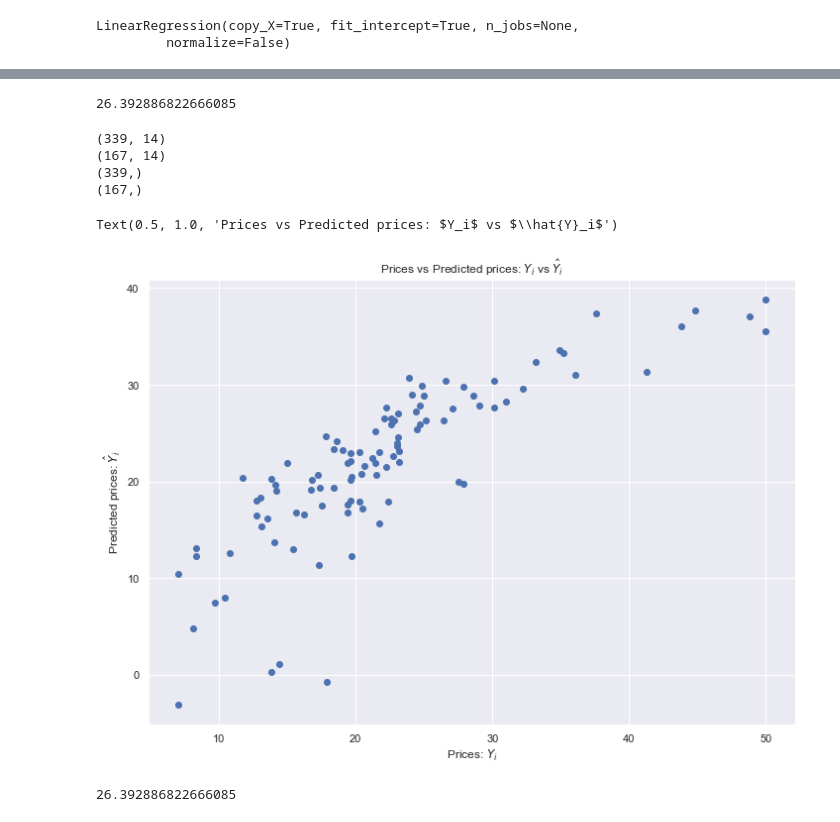
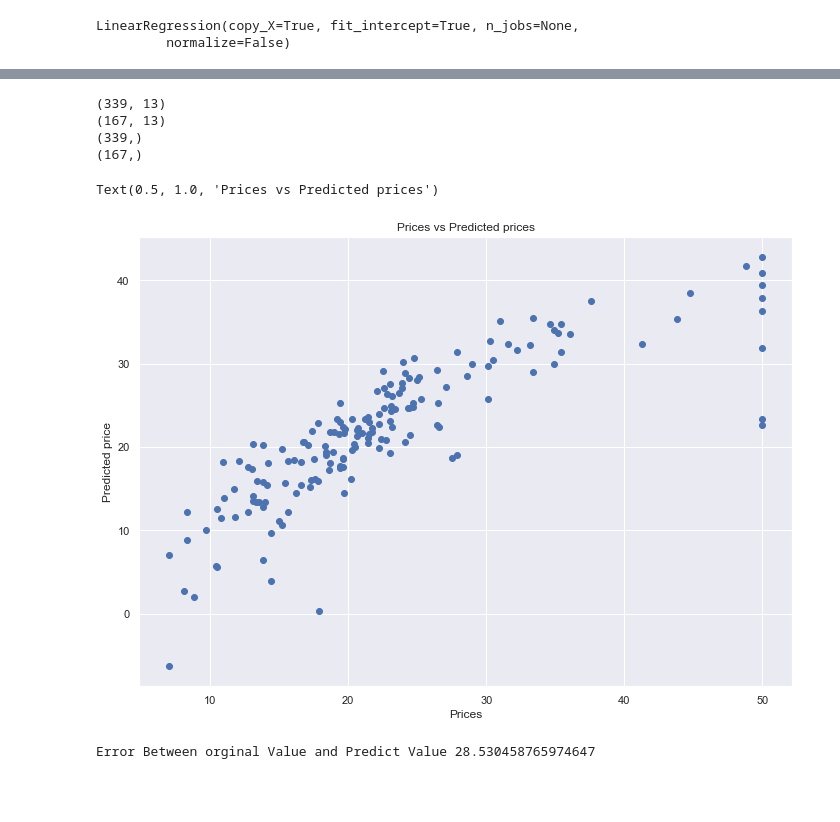
Before and after one commit to Sumitkchoubey/-analysis-machine-learning-, a Jupyter notebook: Boston DataSet.ipynb, the cells around one changed output, grey strips where cells are left out. Cells and saved outputs as stored; diff of their text form; code cells hidden in the pictures; blank space fills up the shorter version.

Commit message:
Boston Dataset

```diff
--- a/Boston DataSet.ipynb
+++ b/Boston DataSet.ipynb
@@ -17,7 +17,7 @@ boston.head()
 | 3 | 0.03237 | 0.0 | 2.18 | 0.0 | 0.458 | 6.998 | 45.8 | 6.0622 | 3.0 | 222.0 | 18.7 | ... |
 | 4 | 0.06905 | 0.0 | 2.18 | 0.0 | 0.458 | 7.147 | 54.2 | 6.0622 | 3.0 | 222.0 | 18.7 | ... |
 # %%
-boston['Price'] = boston_dataset.target
+boston['MEDV'] = boston_dataset.target
 boston.head()
 # %% [output]
 |  | CRIM | ZN | INDUS | CHAS | NOX | RM | AGE | DIS | RAD | TAX | PTRATIO | ... |
@@ -125,12 +110,6 @@ Text(0.5, 1.0, 'Prices vs Predicted prices: $Y_i$ vs $\\hat{Y}_i$')
-# %%
-from sklearn.metrics import mean_squared_error
-mse = mean_squared_error(Y_test, y_train_predict)
-print(mse)
-# %% [output]
-26.392886822666085
 # %%
-X1 = boston.drop('Price', axis = 1)
-Y1 = boston['Price']
+X1 = boston.drop('MEDV', axis = 1)
+Y1 = boston['MEDV']
 # %%
 
 X1_train, X1_test, Y1_train, Y1_test = train_test_split(X1, Y1, test_size = 0.33, random_state = 5)
@@ -139,27 +118,27 @@ print(X1_test.shape)
 print(Y1_train.shape)
 print(Y1_test.shape)
 # %% [output]
-(339, 14)
-(167, 14)
+(339, 13)
+(167, 13)
 (339,)
 (167,)
 # %%
 from sklearn.linear_model import LinearRegression
 
 lm = LinearRegression()
-lm.fit(X_train, Y_train)
+lm.fit(X1_train, Y1_train)
 
-Y_pred = lm.predict(X_test)
+Y1_pred = lm.predict(X1_test)
 
-plt.scatter(Y_test, Y_pred)
-plt.xlabel("Prices: $Y_i$")
-plt.ylabel("Predicted prices: $\hat{Y}_i$")
-plt.title("Prices vs Predicted prices: $Y_i$ vs $\hat{Y}_i$")
+plt.scatter(Y1_test, Y1_pred)
+plt.xlabel("Prices")
+plt.ylabel("Predicted price")
+plt.title("Prices vs Predicted prices")
 # %% [output]
-Text(0.5, 1.0, 'Prices vs Predicted prices: $Y_i$ vs $\\hat{Y}_i$')
+Text(0.5, 1.0, 'Prices vs Predicted prices')
-[figure, old version]
+[figure, new version]
-# %%
-mse =mean_squared_error(Y_test, Y_pred)
-print(mse)
-# %% [output]
-26.392886822666085
+# %%
+error =mean_squared_error(Y1_test, Y1_pred)
+print('Error Between orginal Value and Predict Value',error)
+# %% [output]
+Error Between orginal Value and Predict Value 28.530458765974647
```
Also changed, not shown: parts of 5 cells of this notebook.
